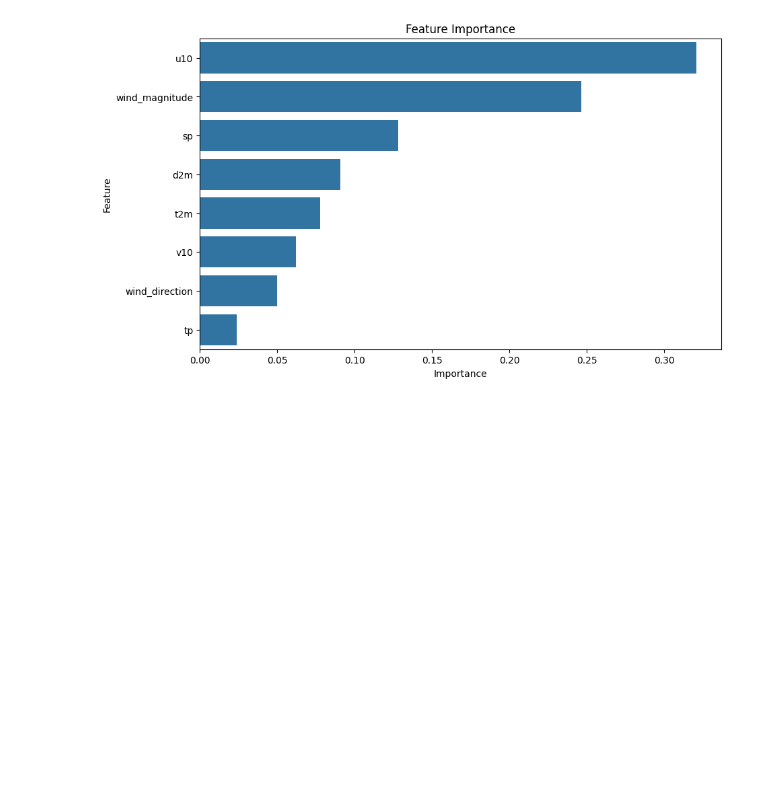
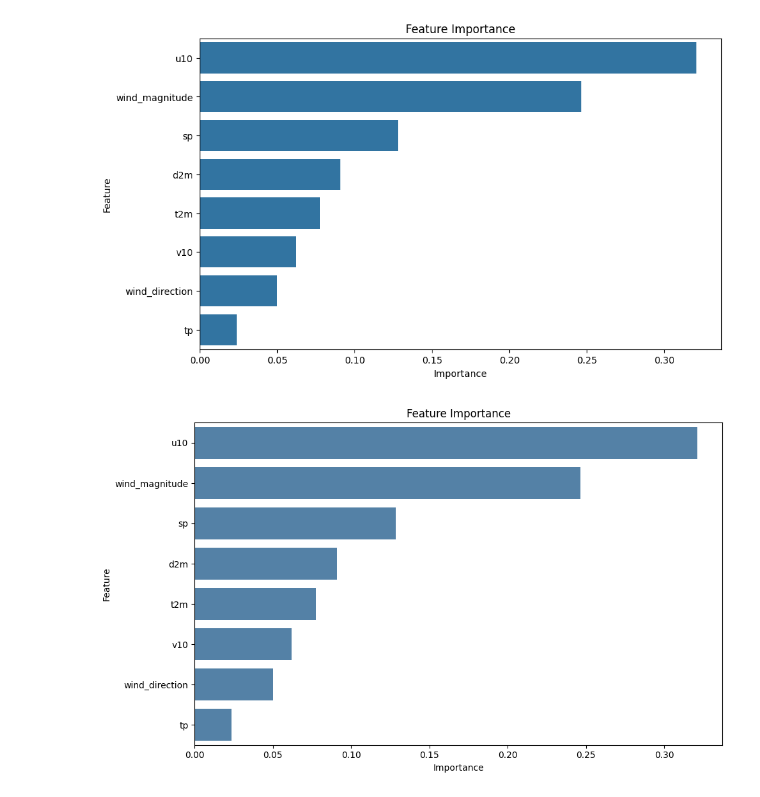
Before and after one commit to chhamman0210/Downscaling-Research, a Jupyter notebook: Revised_version.ipynb, the cells around one changed output. Drawn from its saved outputs; the diff is of its cells as text; code cells hidden in the pictures; blank space fills up the shorter version.

```diff
--- a/Revised_version.ipynb
+++ b/Revised_version.ipynb
@@ -1121,3 +1207,26 @@ plt.savefig('Feature Importance.png', dpi=400)
 plt.show()
 # %% [output]
 [figure]
+# %%
+import matplotlib.pyplot as plt
+import seaborn as sns
+import pandas as pd
+
+# Assuming you already have rf_model and X defined:
+feature_importances = rf_model.feature_importances_
+features = X.columns
+importance_df = pd.DataFrame({'Feature': features, 'Importance': feature_importances})
+importance_df = importance_df.sort_values(by='Importance', ascending=False)
+
+# Plotting
+plt.figure(figsize=(10, 6))
+sns.barplot(x='Importance', y='Feature', data=importance_df, color='steelblue')
+
+plt.title('Feature Importance')
+
+# Save with tight layout to prevent axis cutoff
+plt.tight_layout()
+plt.savefig('feature_importance.png', dpi=400, bbox_inches='tight')
+plt.show()
+# %% [output]
+[figure, added]
```
Also changed, not shown: parts of 9 cells of this notebook.
